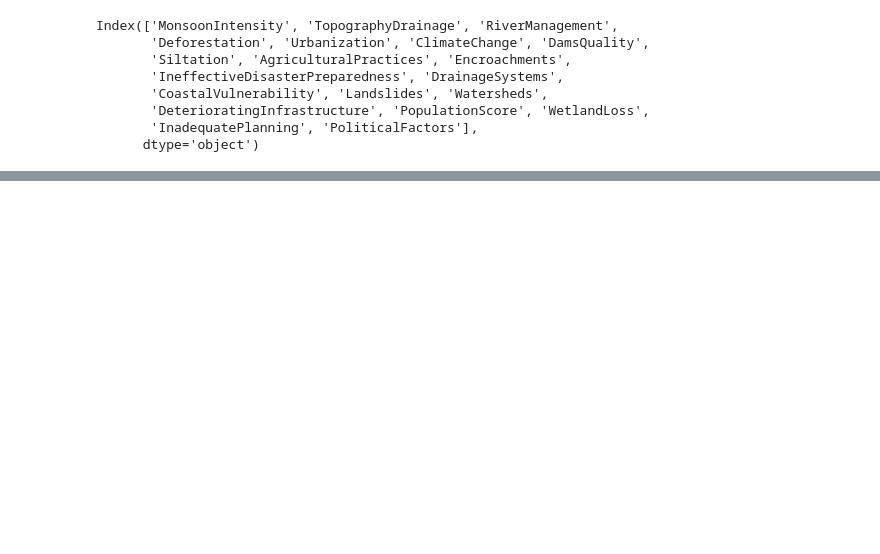
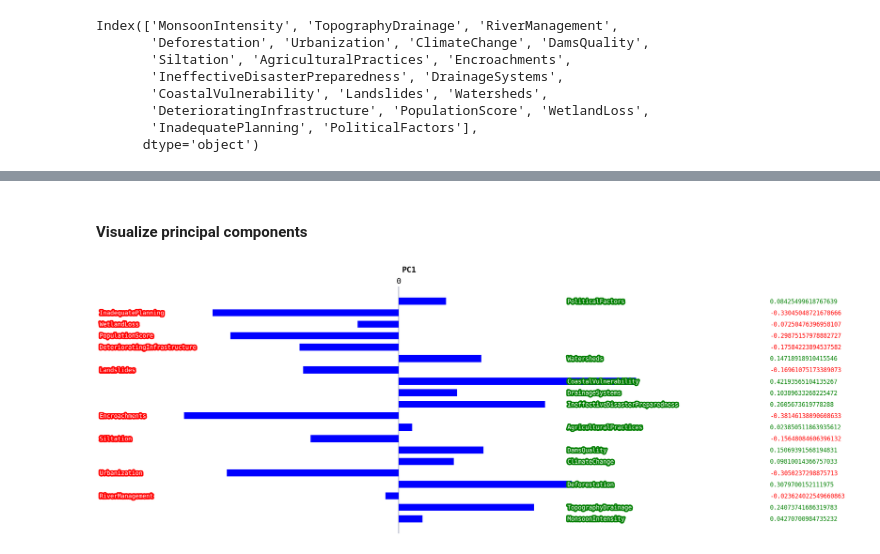
Before and after one commit to nsp8/Machine-Learning-Resources, a Jupyter notebook: regression_flood_prediction.ipynb, the cells around one changed output, grey strips where cells are left out. Drawn from its saved outputs; the diff is of its cells as text; code cells hidden in the pictures; blank space fills up the shorter version.

```diff
--- a/regression_flood_prediction.ipynb
+++ b/regression_flood_prediction.ipynb
@@ -260,0 +414,16 @@ Name: Mutual Info Scores, dtype: float64
+# %% [markdown]
+#### Visualize principal components
+# %%
+def plot_principal_component(feature_analyzer_object, level=1):
+    if level < 1:
+        raise ValueError("PC level can't be less than 1")
+    _loadings = feature_analyzer_object.pca_loadings
+    _column = _loadings.columns[level - 1]
+    pc_dataframe = _loadings.loc[:, _column].reset_index().to_dict(orient="records")
+    feature_to_pc1 = {_entry["index"]: float(_entry[_column]) for _entry in pc_dataframe}
+    chart = Charts(data=feature_to_pc1, font_family="monospace")
+    chart.plot(title=_column)
+
+plot_principal_component(feature_analyzer_object, level=1)
+# %% [output]
+[figure, added]
```
Also changed, not shown: parts of 22 cells of this notebook.
